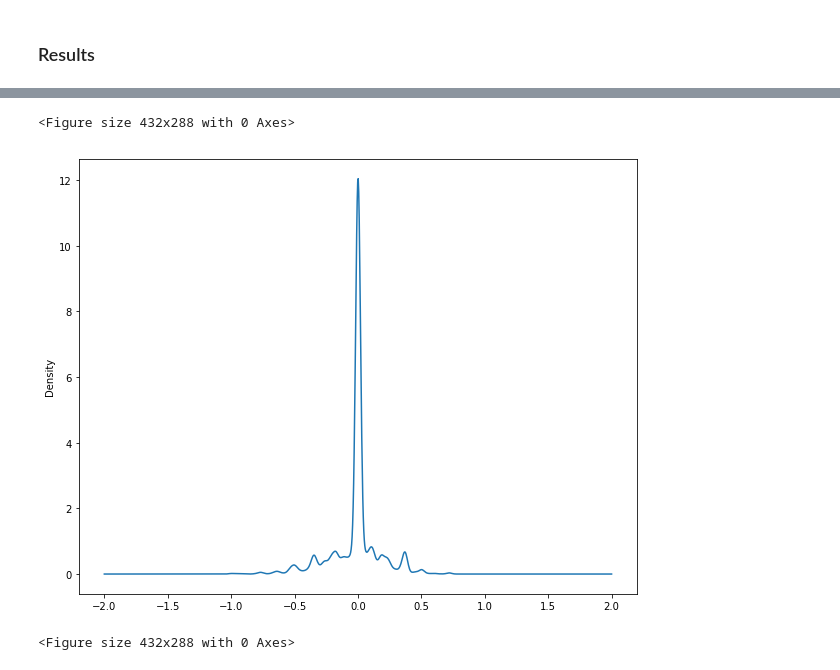
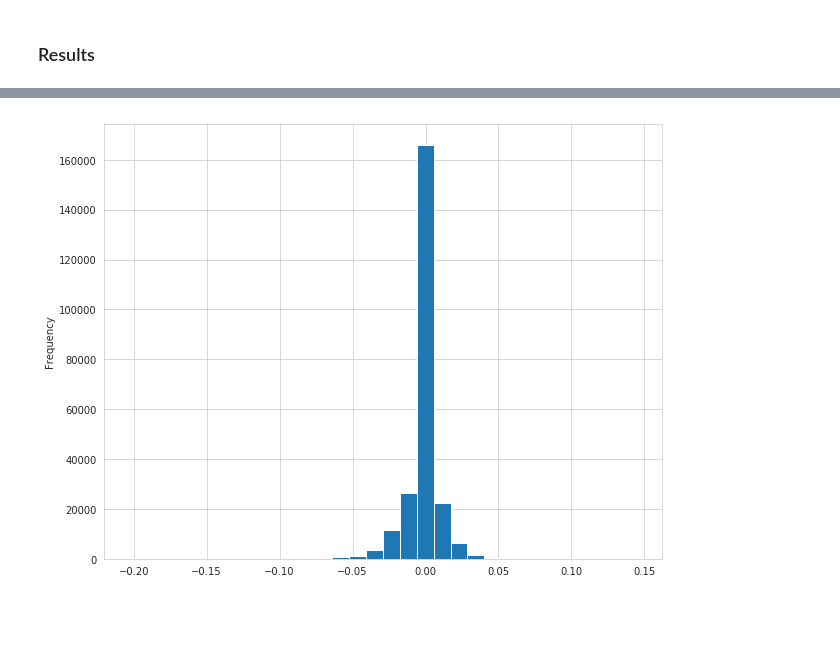
Before and after one commit to yuantinglee/twitter-discourse, a Jupyter notebook: analysis/sentiment_analysis.ipynb, the cells around one changed output, grey strips where cells are left out. Cells and saved outputs as stored; diff of their text form; code cells hidden in the pictures; blank space fills up the shorter version.

Commit message:
with updated tweet data

```diff
--- a/analysis/sentiment_analysis.ipynb
+++ b/analysis/sentiment_analysis.ipynb
@@ -98,7 +149,7 @@ def get_senti_score(tweet):
             scores.append(score)
 
     if sum(scores) != 0:
-        return sum(scores)/len(scores)
+        return sum(scores)/len(tweet)
     else:
         return 0
 # %% [markdown]
@@ -110,5 +165,5 @@ df_de.iloc[0]['text']
 # %%
-doc = nlp(df_de.iloc[0]['text'])
+doc = nlp(df_de.iloc[2]['text'])
 for token in doc:
     print('{}, {}, {}'.format(token.text, token._.sentiws, token.pos_))
 # %% [output]
@@ -188,6 +235,6 @@ Die Rede ist super, aber es ist zum Kotzen, dass der Saal mal wieder halb voll i
 # %%
 texts = tm.Status.objects.filter(
-    id__in=ttweets
+    id__in=qcomb_ids
 ).values_list('id','created_at','text', 'lang')
 # %%
 df_texts = pd.DataFrame(list(texts), columns=['id','created_at','text', 'lang'])
@@ -218,8 +267,6 @@ texts_de.to_csv('texts_de.csv')
 # %%
 # Style
 sns.set_style('whitegrid')
-# %%
-texts_de = pd.read_csv('texts_de.csv', index_col=[0])
 # %%
 # convert to datetime object
 texts_de['created_at'] =  pd.to_datetime(texts_de['created_at'])
@@ -244,10 +291,8 @@ average_score
 # %%
 fig, ax = plt.subplots(figsize=(10,8))
 
-texts_de['score'].plot.kde()
+texts_de['score'].plot.hist(bins=30)
 
-plt.figure()
+plt.show()
 # %% [output]
-<Figure size 432x288 with 0 Axes>
-[figure, old version]
+[figure, new version]
-<Figure size 432x288 with 0 Axes>
```
Also changed, not shown: parts of 40 cells of this notebook.
